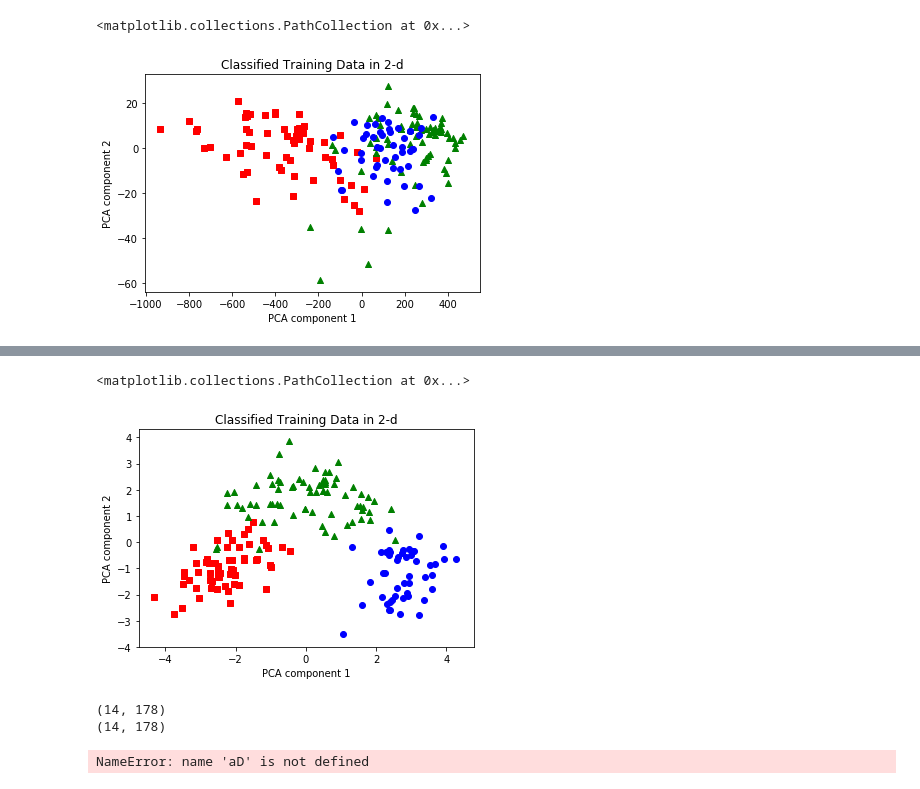
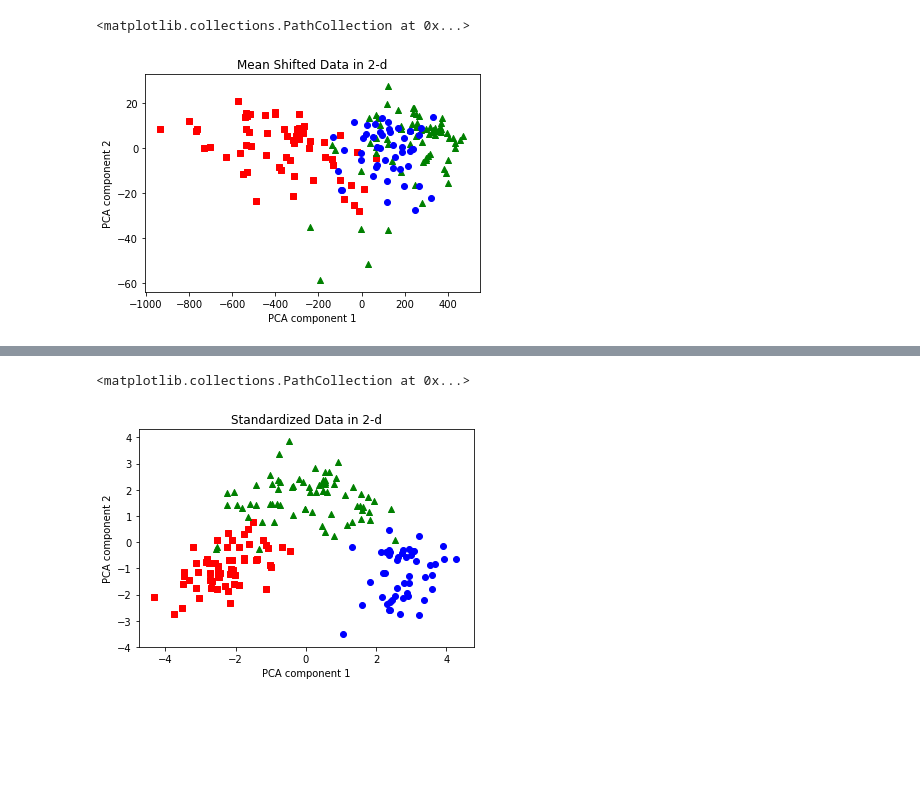
Before and after one commit to JustinWongRutgers/MachineLearningBajwa, a Jupyter notebook: hw5.ipynb, the cells around one changed output, grey strips where cells are left out. Drawn from its saved outputs; the diff is of its cells as text; code cells hidden in the pictures; blank space fills up the shorter version.

```diff
--- a/hw5.ipynb
+++ b/hw5.ipynb
@@ -33,35 +33,35 @@ centered = X - m
 U,sig,Vh = np.linalg.svd(centered, full_matrices=True)
 centeredF = np.matmul(U[:,:2].transpose(), centered)
 
 CF0 = []
 CF1 = []
 CF2 = []
 
 for i in range(178):
     #print(train_l[i])
     if labels[i] == 0:
         CF0.append(centeredF[:,i])
     elif labels[i] == 1:
         CF1.append(centeredF[:,i])
     elif labels[i] == 2:
         CF2.append(centeredF[:,i])
 
 CF0 = np.array(CF0).transpose()
 CF1 = np.array(CF1).transpose()
 CF2 = np.array(CF2).transpose()
 
 fig = plt.figure()
 f = fig.add_subplot(111)
-f.set_title('Classified Training Data in 2-d')
+f.set_title('Mean Shifted Data in 2-d')
 f.set_xlabel('PCA component 1')
 f.set_ylabel('PCA component 2')
 
 f.scatter(CF0[0], CF0[1], color='r', marker='s')
 f.scatter(CF1[0], CF1[1], color='g', marker='^')
 f.scatter(CF2[0], CF2[1], color='b')
 # %% [output]
 <matplotlib.collections.PathCollection at 0x...>
-[figure, old version]
+[figure, new version]
 # %%
 stdDev= np.array([[np.std(x)] for x in centered])
 print("Standard Deviations:")
@@ -99,7 +99,6 @@ NF1 = []
 NF2 = []
 
 for i in range(178):
-    #print(train_l[i])
     if labels[i] == 0:
         NF0.append(normF[:,i])
     elif labels[i] == 1:
@@ -113,7 +112,7 @@ NF2 = np.array(NF2).transpose()
 
 fig = plt.figure()
 f = fig.add_subplot(111)
-f.set_title('Classified Training Data in 2-d')
+f.set_title('Standardized Data in 2-d')
 f.set_xlabel('PCA component 1')
 f.set_ylabel('PCA component 2')
 
@@ -124,6 +123,6 @@ f.scatter(NF2[0], NF2[1], color='b')
 #It seems like the PCA features corresponding to the unit variance and mean centered dataset would be better for classification.
 # %% [output]
 <matplotlib.collections.PathCollection at 0x...>
-[figure, old version]
+[figure, new version]
 # %%
 def Gprob(mean, std, pt):
@@ -184,29 +178,3 @@ def predictGNB(feat0, feat1, feat2, pt):
     return predC
 # %%
 from sklearn.naive_bayes import GaussianNB
-# %%
-
-#aS = np.concatenate((X, labels[None,:]), axis=0)
-aS = np.concatenate((normD, labels[None,:]), axis=0)
-print(aS.shape)
-#aC = np.concatenate((X, labels[None,:]), axis=0)
-aC = np.concatenate((centered, labels[None,:]), axis=0)
-print(aC.shape)
-# %% [output]
-(14, 178)
-(14, 178)
-# %%
-aStd = aS.transpose()
-aCent =  aC.transpose()
-
-perm = np.random.permutation(aStd.shape[0])
-
-asp1,asp2,asp3,asp4,asp5, _ = np.array(np.split(aStd[perm],[36, 72, 108, 144, 178]))
-print(asp1.shape, asp2.shape, asp3.shape, asp4.shape, asp5.shape)
-print(asp1[:,13])
-
-acp1,acp2,acp3,acp4,acp5, _ = np.array(np.split(aCent[perm],[36, 72, 108, 144, 178]))
-print(acp1.shape, acp2.shape, acp3.shape, acp4.shape, acp5.shape)
-print(acp1[:,13])
-# %% [output]
-NameError: name 'aD' is not defined
```
Also changed, not shown: parts of 9 cells of this notebook.
